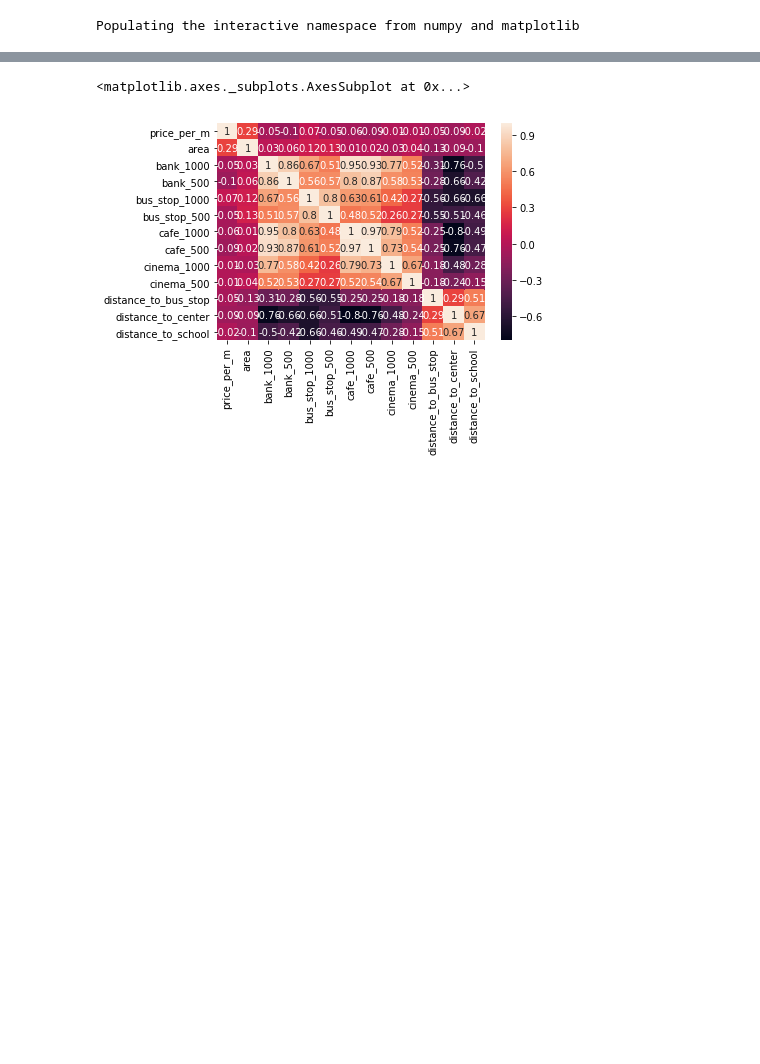
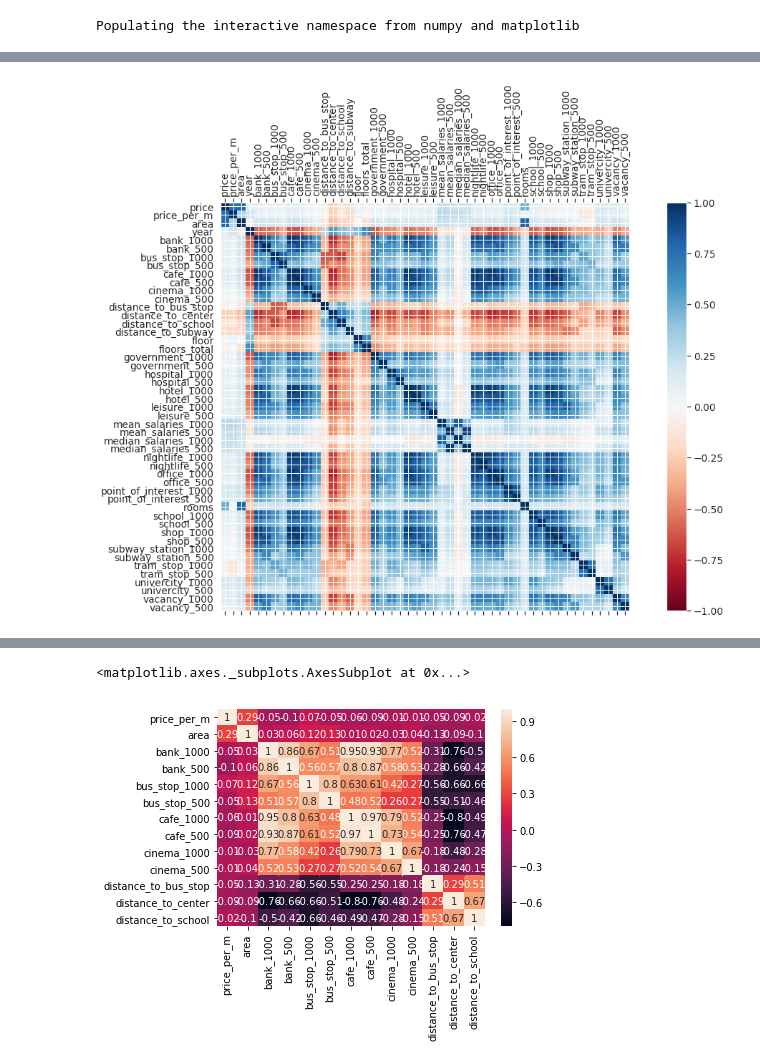
Before and after one commit to pricepredictor/data_rendering, a Jupyter notebook: data_rendering.ipynb, the cells around one changed output, grey strips where cells are left out. Cells and saved outputs as stored; diff of their text form; code cells hidden in the pictures; blank space fills up the shorter version.

```diff
--- a/data_rendering.ipynb
+++ b/data_rendering.ipynb
@@ -111,0 +28,4 @@ R2 score is 0.1942056564941682
+# %%
+city_abbr = ['smr', 'spb']
+cols_str = """price,price_per_m,area,year,bank_1000,bank_500,bus_stop_1000,bus_stop_500,cafe_1000,cafe_500,cinema_1000,cinema_500,distance_to_bus_stop,distance_to_center,distance_to_school,distance_to_subway,floor,floors_total,government_1000,government_500,hospital_1000,hospital_500,hotel_1000,hotel_500,leisure_1000,leisure_500,mean_salaries_1000,mean_salaries_500,median_salaries_1000,median_salaries_500,nightlife_1000,nightlife_500,office_1000,office_500,point_of_interest_1000,point_of_interest_500,rooms,school_1000,school_500,shop_1000,shop_500,subway_station_1000,subway_station_500,tram_stop_1000,tram_stop_500,univercity_1000,univercity_500,vacancy_1000,vacancy_500"""
+columnsTitles = cols_str.split(',')
@@ -111,0 +61,12 @@ R2 score is 0.1942056564941682
+# %%
+def corrmap(data):
+    corr = data.corr()
+    fig, ax = plt.subplots()
+    cax = ax.matshow(corr, vmin=-1, vmax=1,cmap=plt.cm.RdBu)
+    plt.xticks(range(len(corr.columns)), columnsTitles);
+    plt.xticks(rotation=90)
+    plt.yticks(range(len(corr.columns)), columnsTitles);
+    plt.colorbar(cax)
+    fig.set_size_inches(18.5, 10.5)
+    fig.savefig('test2png.png', dpi=100)
+    plt.show()
@@ -111,0 +210,4 @@ R2 score is 0.1942056564941682
+# %%
+corrmap(spb_data)
+# %% [output]
+[figure, added]
```
Also changed, not shown: parts of 43 cells of this notebook, 6 other files.
